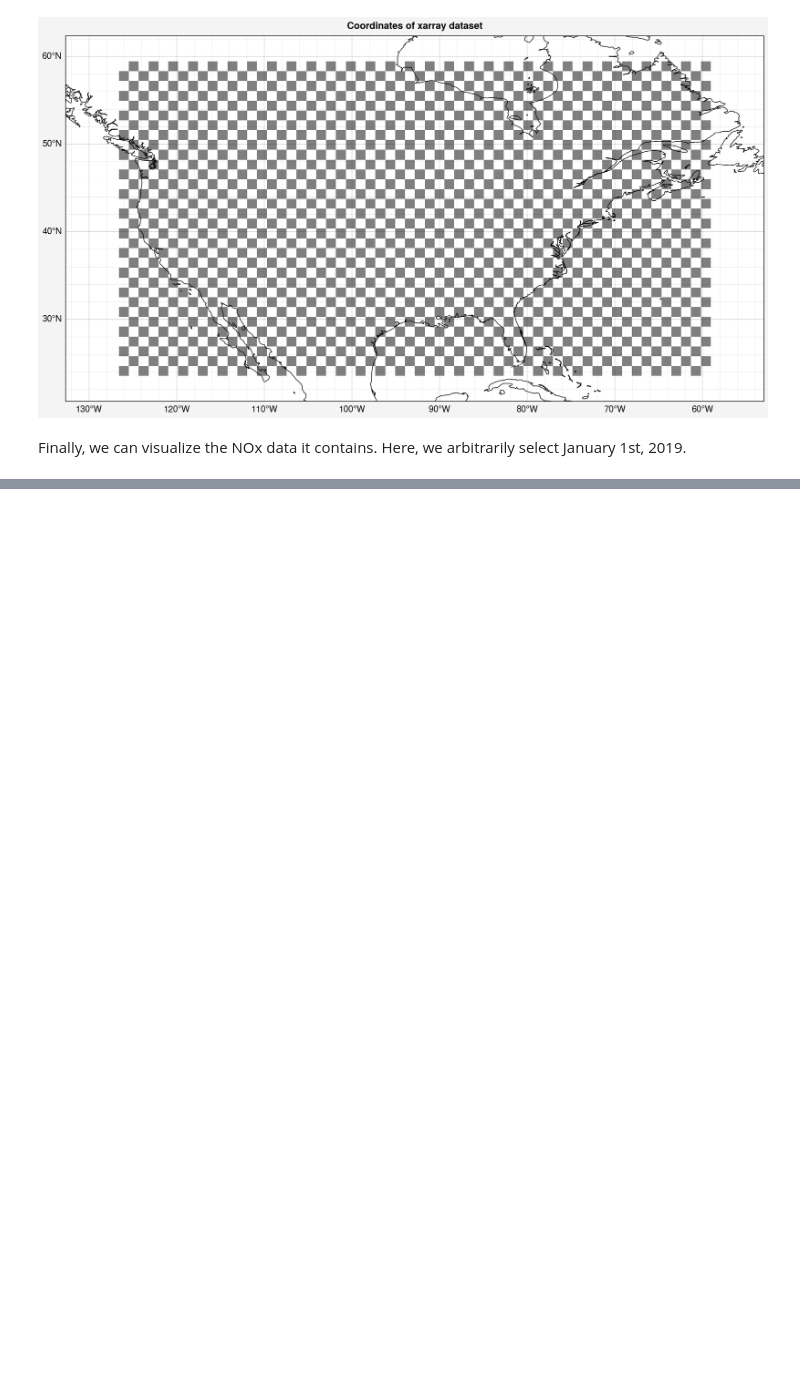
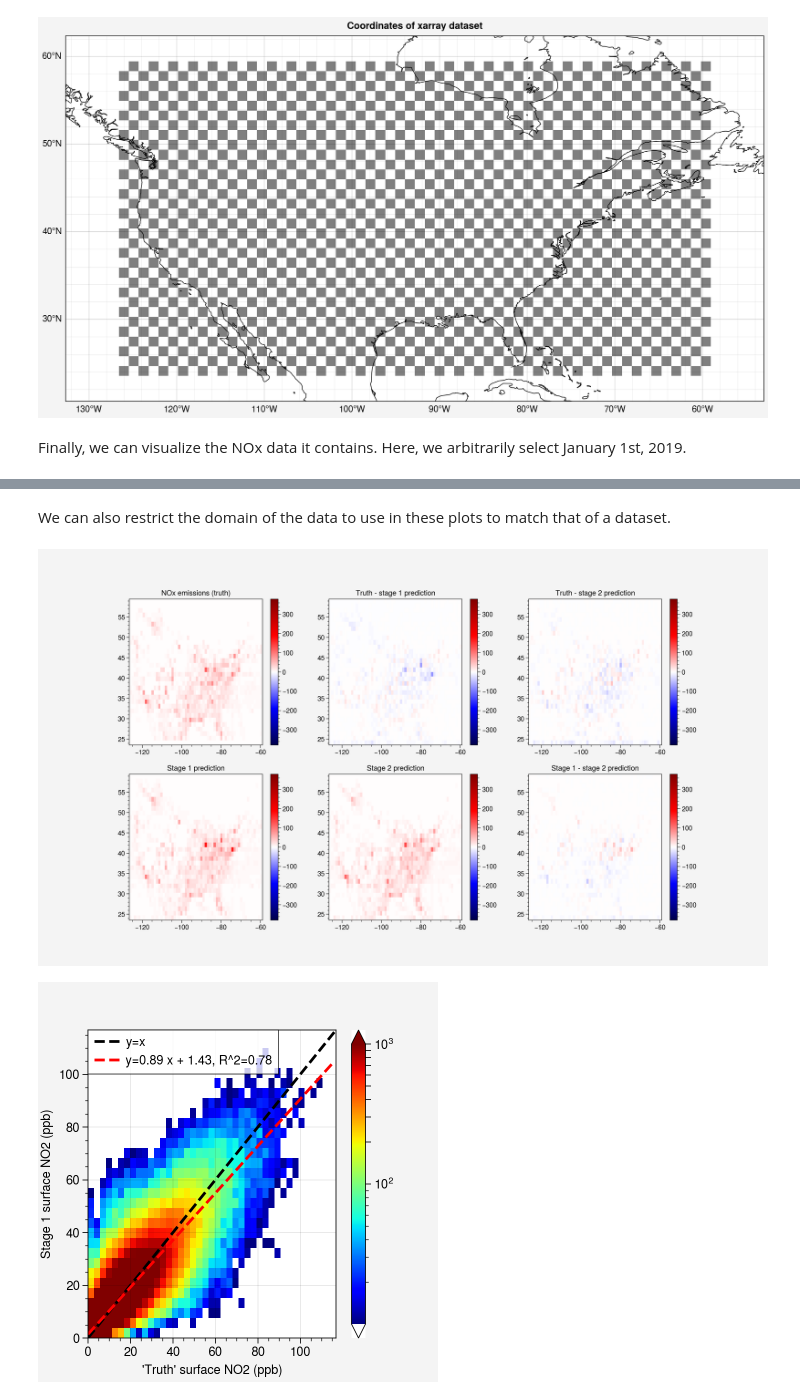
Before and after one commit to scheemik/unox, a Jupyter notebook: docs/example.ipynb, the cells around one changed output, grey strips where cells are left out. Cells and saved outputs as stored; diff of their text form; code cells hidden in the pictures; blank space fills up the shorter version.

```diff
--- a/docs/example.ipynb
+++ b/docs/example.ipynb
@@ -223,0 +107,18 @@ test_fig = uplt.plot_nox()
+# %% [markdown]
+We can also restrict the domain of the data to use in these plots to match that of a dataset.
+# %%
+restrict_to_this = '../datafiles/nox_2019_t106_US.nc'
+
+comp_maps = uplt.plot_stage_comp_maps(
+        truth_params={'stage': 1, 'x_or_y': 'y', 'year': ex_year},
+        pred_params={'stage': -1, 'HPC_run': ex_HPC_run, 'year': ex_year},
+        this_date=ex_date,
+        restrict_lat_lon_to=restrict_to_this)
+
+comp_plot = uplt.plot_comparison(
+        truth_data={'stage':1, 'x_or_y':'y', 'year':ex_year},
+        pred_data={'stage':1, 'HPC_run':ex_HPC_run, 'year':ex_year},
+        restrict_lat_lon_to=restrict_to_this)
+# %% [output]
+[figure, added]
+[figure, added]
```
Also changed, not shown: parts of 32 cells of this notebook.
